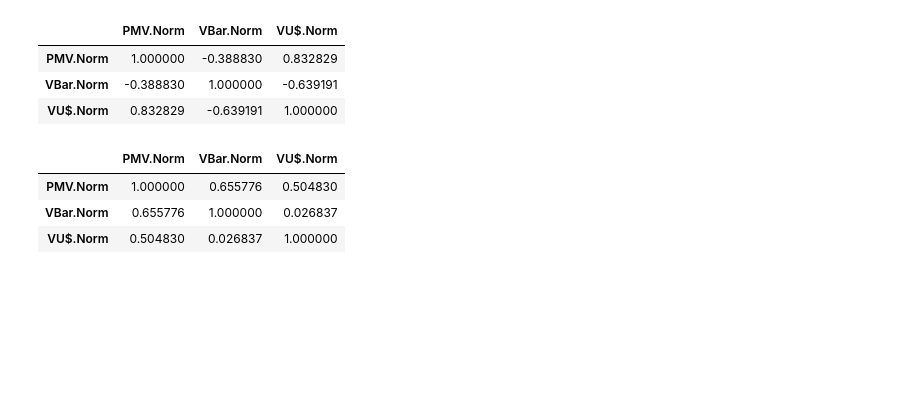
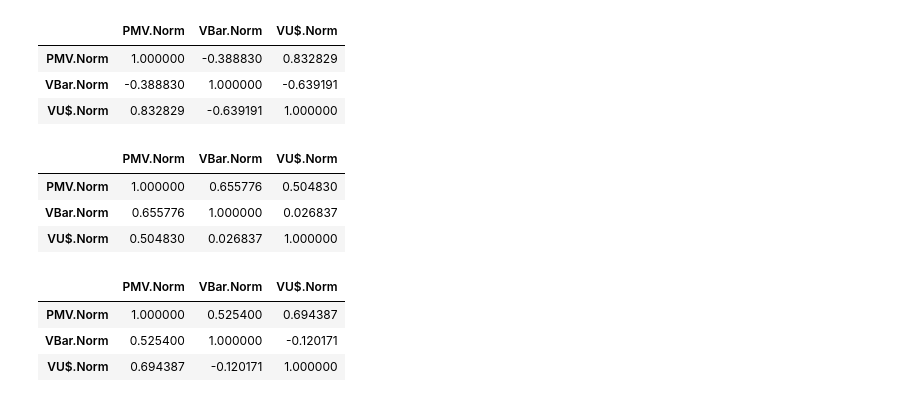
Before and after one commit to ednaelxd/residencia, a Jupyter notebook: desenvolvimento.ipynb, the cells around one changed output. Cells and saved outputs as stored; diff of their text form; code cells hidden in the pictures; blank space fills up the shorter version.

```diff
--- a/desenvolvimento.ipynb
+++ b/desenvolvimento.ipynb
@@ -87,3 +86,10 @@ frames.loc['2015-01-01':'2019-01-01'].corr()
 | PMV.Norm | 1.000000 | 0.655776 | 0.504830 |
 | VBar.Norm | 0.655776 | 1.000000 | 0.026837 |
 | VU$.Norm | 0.504830 | 0.026837 | 1.000000 |
+# %%
+frames.loc['2015-01-01':].corr()
+# %% [output]
+|  | PMV.Norm | VBar.Norm | VU$.Norm |
+| PMV.Norm | 1.000000 | 0.525400 | 0.694387 |
+| VBar.Norm | 0.525400 | 1.000000 | -0.120171 |
+| VU$.Norm | 0.694387 | -0.120171 | 1.000000 |
```
Also changed, not shown: parts of 1 cell of this notebook.
